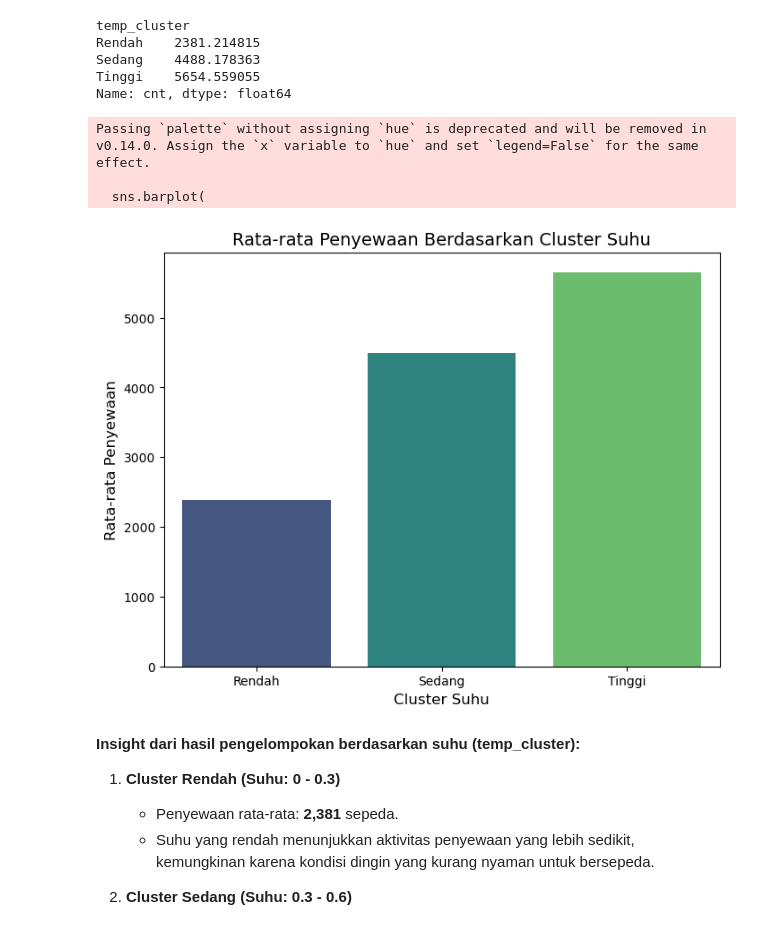
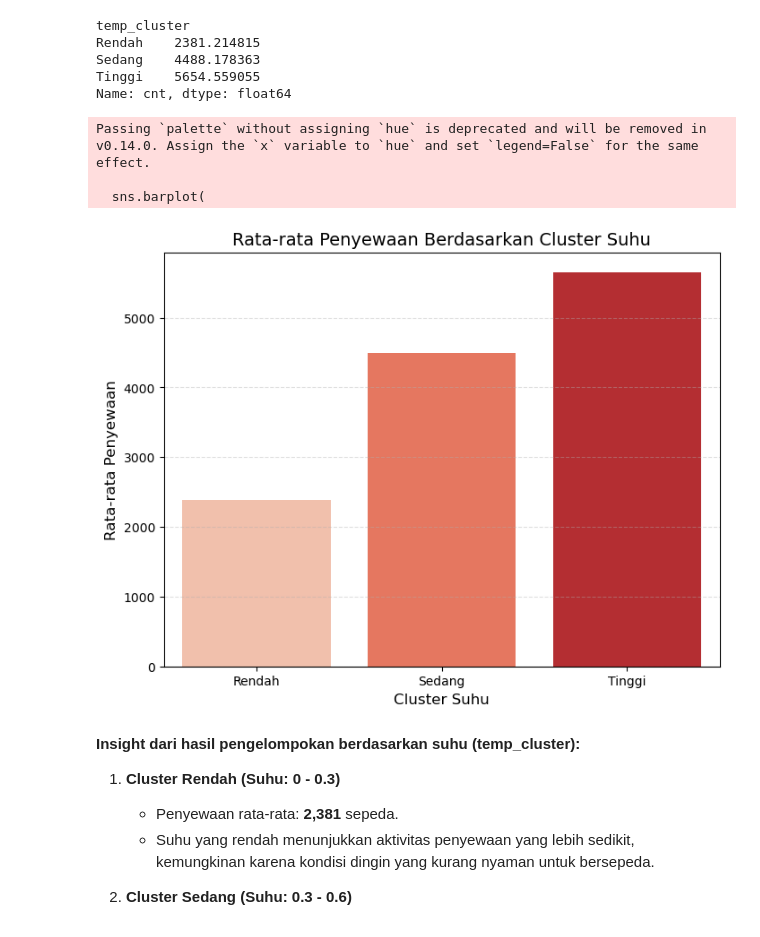
Before and after one commit to Ysfii-Dev/Bike-Share-Analyst, a Jupyter notebook: Proyek_Analisis_Bike_Data.ipynb, the cells around one changed output. Cells and saved outputs as stored; diff of their text form; code cells hidden in the pictures.

```diff
--- a/Proyek_Analisis_Bike_Data.ipynb
+++ b/Proyek_Analisis_Bike_Data.ipynb
@@ -742,22 +742,23 @@ Name: cnt, dtype: float64
 # %%
 # Membuat bar plot rata-rata penyewaan berdasarkan cluster suhu
 plt.figure(figsize=(8, 6))
 sns.barplot(
     x=cluster_summary.index,
     y=cluster_summary.values,
-    palette='viridis'
+    palette=sns.color_palette("Reds", n_colors=len(cluster_summary))
 )
 
 plt.title('Rata-rata Penyewaan Berdasarkan Cluster Suhu', fontsize=14)
 plt.xlabel('Cluster Suhu', fontsize=12)
 plt.ylabel('Rata-rata Penyewaan', fontsize=12)
+plt.grid(axis='y', linestyle='--', alpha=0.4)
 
 plt.show()
 # %% [output]
 Passing `palette` without assigning `hue` is deprecated and will be removed in v0.14.0. Assign the `x` variable to `hue` and set `legend=False` for the same effect.
 
   sns.barplot(
-[figure, old version]
+[figure, new version]
 # %% [markdown]
 **Insight dari hasil pengelompokan berdasarkan suhu (temp_cluster):**
 
```
